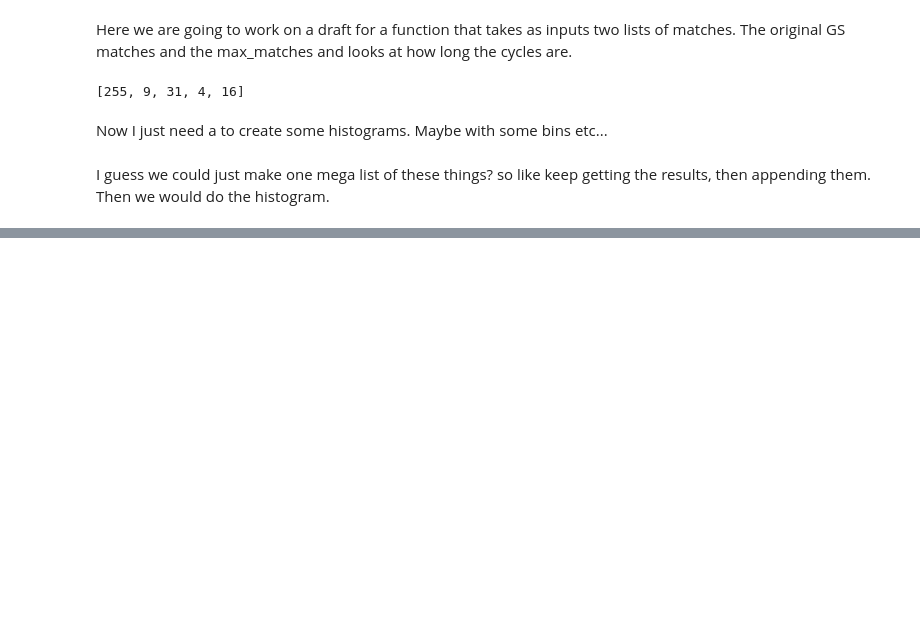
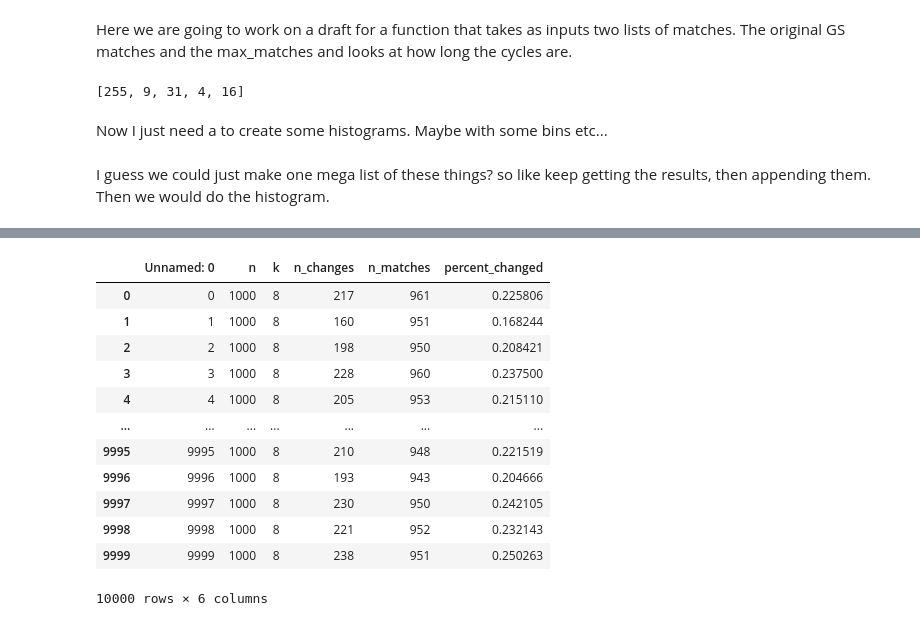
Before and after one commit to kirandwiv/MatchingAlgorithm, a Jupyter notebook: cycle_len.ipynb, the cells around one changed output, grey strips where cells are left out. Cells and saved outputs as stored; diff of their text form; code cells hidden in the pictures; blank space fills up the shorter version.

```diff
--- a/cycle_len.ipynb
+++ b/cycle_len.ipynb
@@ -69,0 +98,16 @@ I guess we could just make one mega list of these things? so like keep getting t
+# %%
+df
+# %% [output]
+|  | Unnamed: 0 | n | k | n_changes | n_matches | percent_changed |
+| 0 | 0 | 1000 | 8 | 217 | 961 | 0.225806 |
+| 1 | 1 | 1000 | 8 | 160 | 951 | 0.168244 |
+| 2 | 2 | 1000 | 8 | 198 | 950 | 0.208421 |
+| 3 | 3 | 1000 | 8 | 228 | 960 | 0.237500 |
+| 4 | 4 | 1000 | 8 | 205 | 953 | 0.215110 |
+| ... | ... | ... | ... | ... | ... | ... |
+| 9995 | 9995 | 1000 | 8 | 210 | 948 | 0.221519 |
+| 9996 | 9996 | 1000 | 8 | 193 | 943 | 0.204666 |
+| 9997 | 9997 | 1000 | 8 | 230 | 950 | 0.242105 |
+| 9998 | 9998 | 1000 | 8 | 221 | 952 | 0.232143 |
+| 9999 | 9999 | 1000 | 8 | 238 | 951 | 0.250263 |
+10000 rows × 6 columns
```
Also changed, not shown: parts of 13 cells of this notebook, 10 other files.
